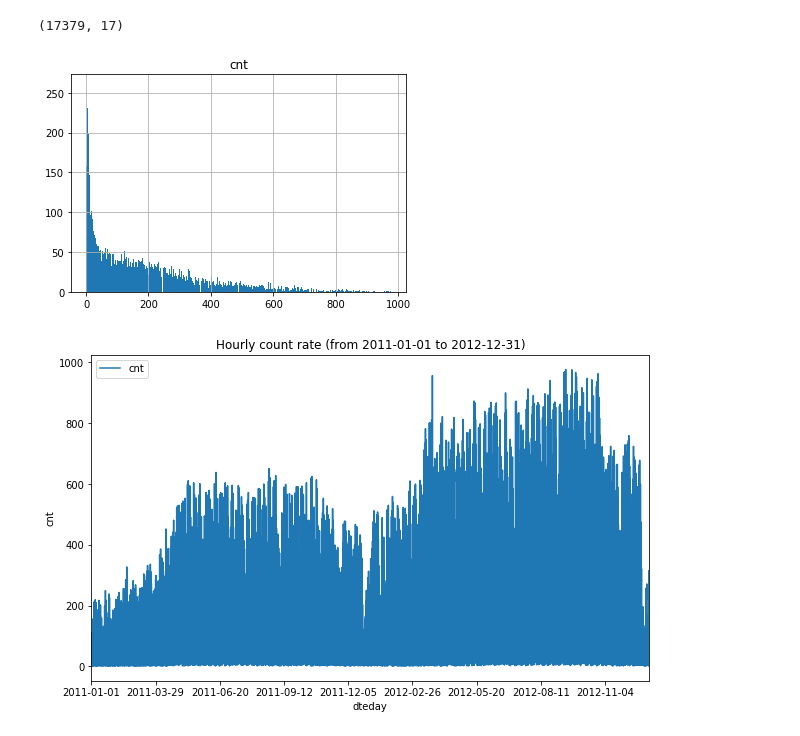
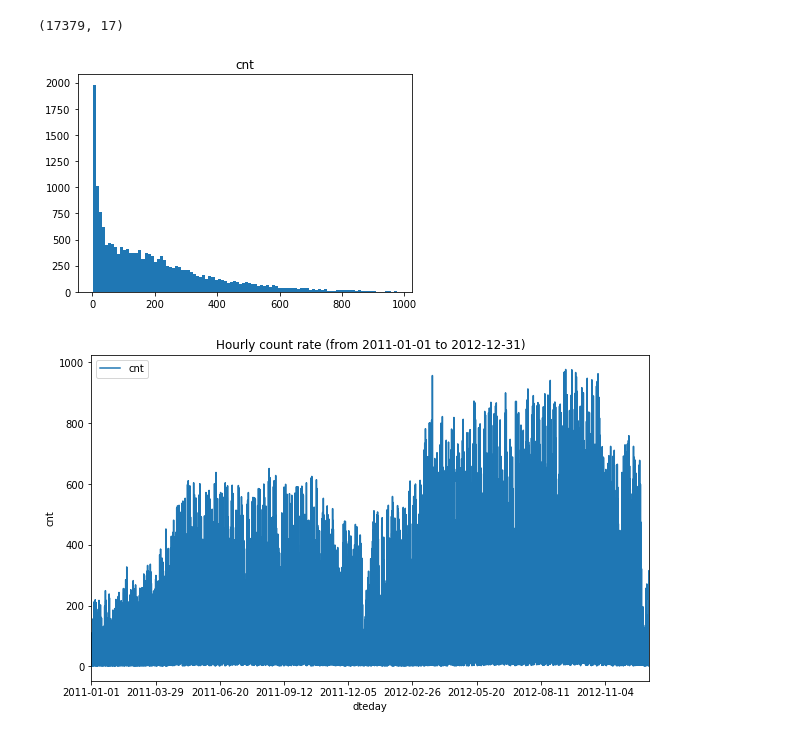
Before and after one commit to amurrone/BikeSharing, a Jupyter notebook: inspect_data.ipynb, the cells around one changed output. Saved outputs shown, nothing was run; the diff lists cells and outputs as text; code cells hidden in the pictures.

Commit message:
Some updates in the plots

```diff
--- a/inspect_data.ipynb
+++ b/inspect_data.ipynb
@@ -84,10 +84,11 @@ data_hourly.shape
 # %%
 # Distribution of cnt (count rate)
 
-data_hourly.hist(column='cnt', bins=1000)
+data_hourly.hist(column='cnt', bins=100)
+plt.grid(False)
 plt.show()
 # %% [output]
-[figure, old version]
+[figure, new version]
 # %%
 # Hourly and daily count rate
 
```
Also changed, not shown: parts of 2 cells of this notebook.
